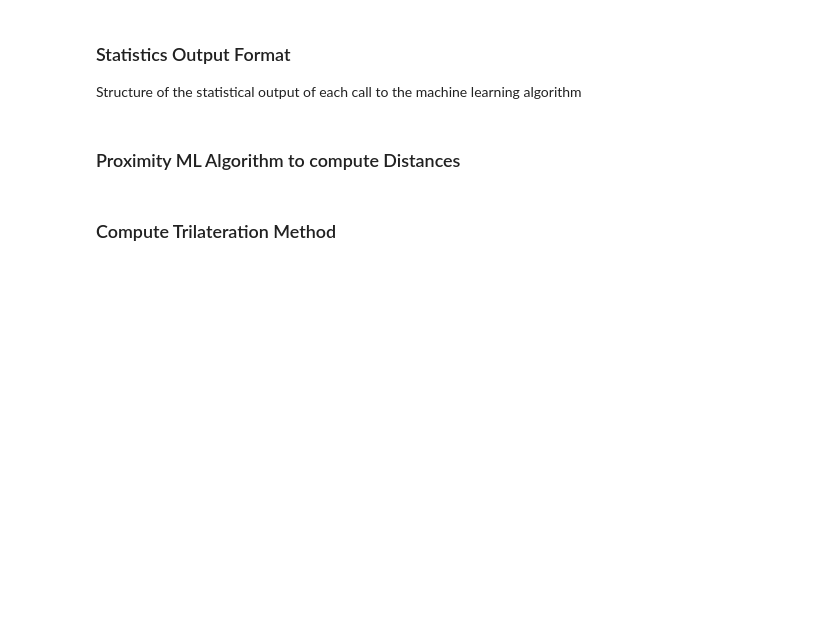
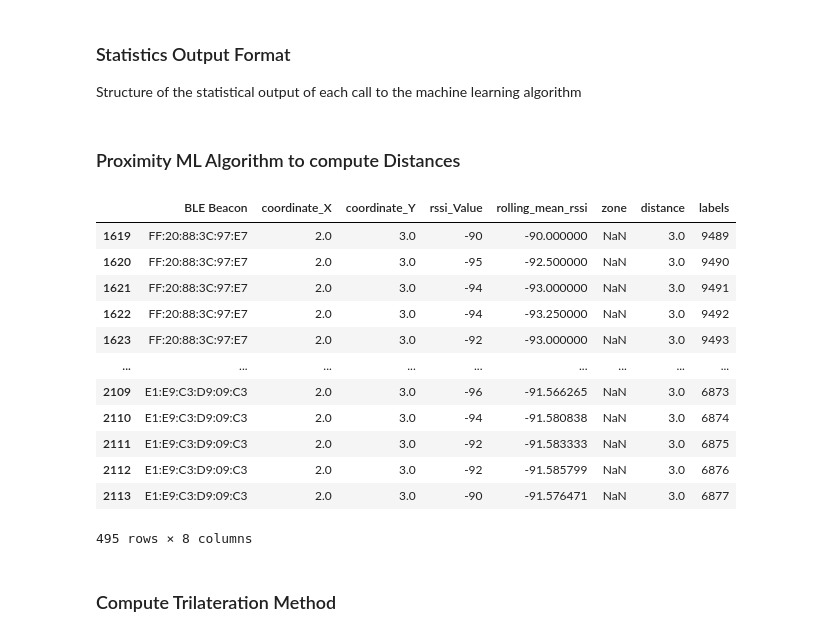
Before and after one commit to rui-pedro-porfirio/IndoorApp, a Jupyter notebook: Server/Notebooks/TRILATERATION/TrilaterationNotebook.ipynb, the cells around one changed output. Cells and saved outputs as stored; diff of their text form; code cells hidden in the pictures; blank space fills up the shorter version.

```diff
--- a/Server/Notebooks/TRILATERATION/TrilaterationNotebook.ipynb
+++ b/Server/Notebooks/TRILATERATION/TrilaterationNotebook.ipynb
@@ -541,6 +541,25 @@ def compute_KNN_with_Regression(testX_data=None, scaler=None, n_neighbors=5,
     # Predict the results of the testing data features
     predict_test = main_estimator.predict(testX_data)
     return predict_test
+# %%
+rf = test_dataset.groupby((['coordinate_X','coordinate_Y']))
+for k1, v1 in rf:
+    test_point = v1
+display(test_point)
+# %% [output]
+|  | BLE Beacon | coordinate_X | coordinate_Y | rssi_Value | rolling_mean_rssi | zone | distance | labels |
+| 1619 | FF:20:88:3C:97:E7 | 2.0 | 3.0 | -90 | -90.000000 | NaN | 3.0 | 9489 |
+| 1620 | FF:20:88:3C:97:E7 | 2.0 | 3.0 | -95 | -92.500000 | NaN | 3.0 | 9490 |
+| 1621 | FF:20:88:3C:97:E7 | 2.0 | 3.0 | -94 | -93.000000 | NaN | 3.0 | 9491 |
+| 1622 | FF:20:88:3C:97:E7 | 2.0 | 3.0 | -94 | -93.250000 | NaN | 3.0 | 9492 |
+| 1623 | FF:20:88:3C:97:E7 | 2.0 | 3.0 | -92 | -93.000000 | NaN | 3.0 | 9493 |
+| ... | ... | ... | ... | ... | ... | ... | ... | ... |
+| 2109 | E1:E9:C3:D9:09:C3 | 2.0 | 3.0 | -96 | -91.566265 | NaN | 3.0 | 6873 |
+| 2110 | E1:E9:C3:D9:09:C3 | 2.0 | 3.0 | -94 | -91.580838 | NaN | 3.0 | 6874 |
+| 2111 | E1:E9:C3:D9:09:C3 | 2.0 | 3.0 | -92 | -91.583333 | NaN | 3.0 | 6875 |
+| 2112 | E1:E9:C3:D9:09:C3 | 2.0 | 3.0 | -92 | -91.585799 | NaN | 3.0 | 6876 |
+| 2113 | E1:E9:C3:D9:09:C3 | 2.0 | 3.0 | -90 | -91.576471 | NaN | 3.0 | 6877 |
+495 rows × 8 columns
 # %%
 distances = {}
 beacons = []
```
Also changed, not shown: parts of 4 cells of this notebook, 1 other file.
